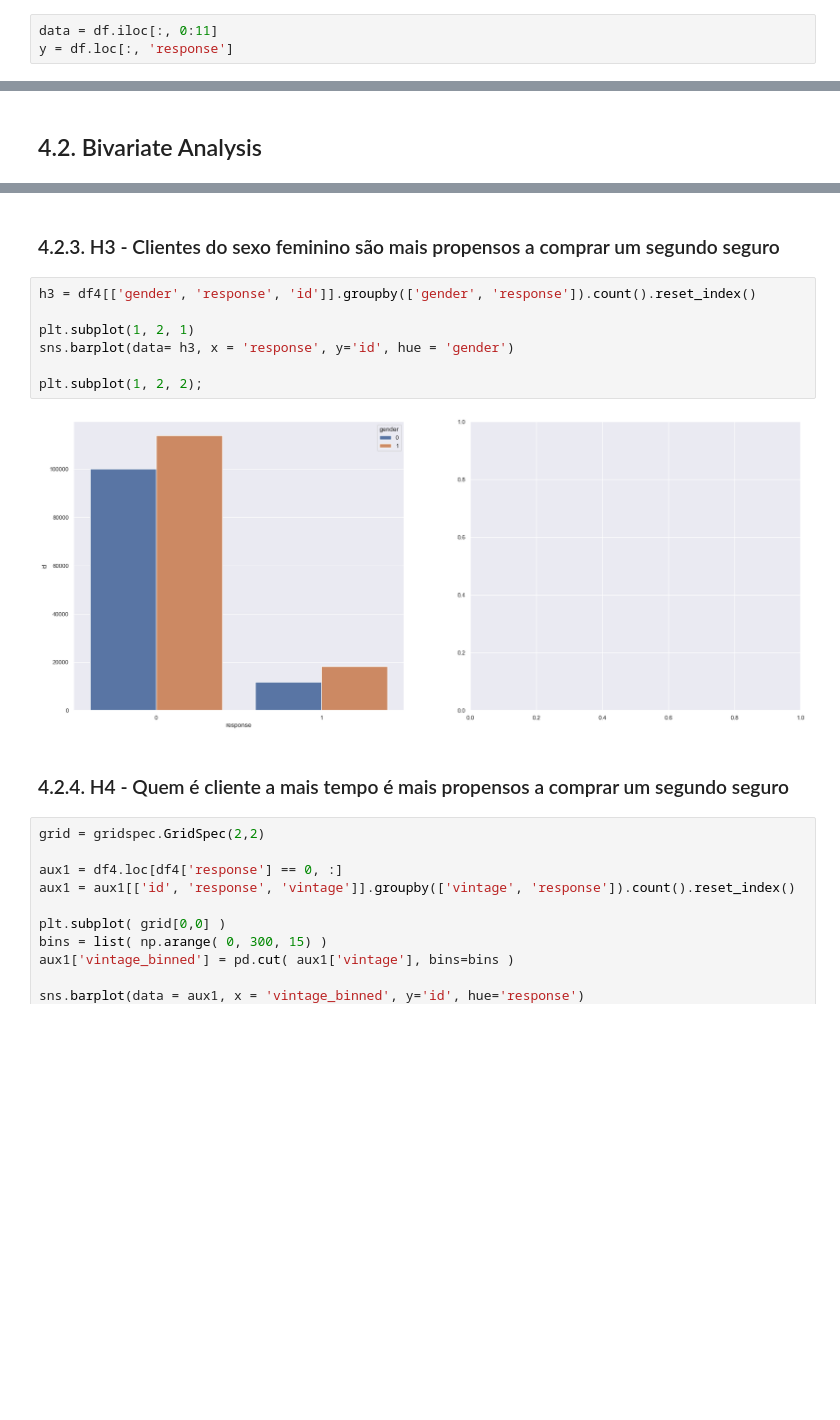
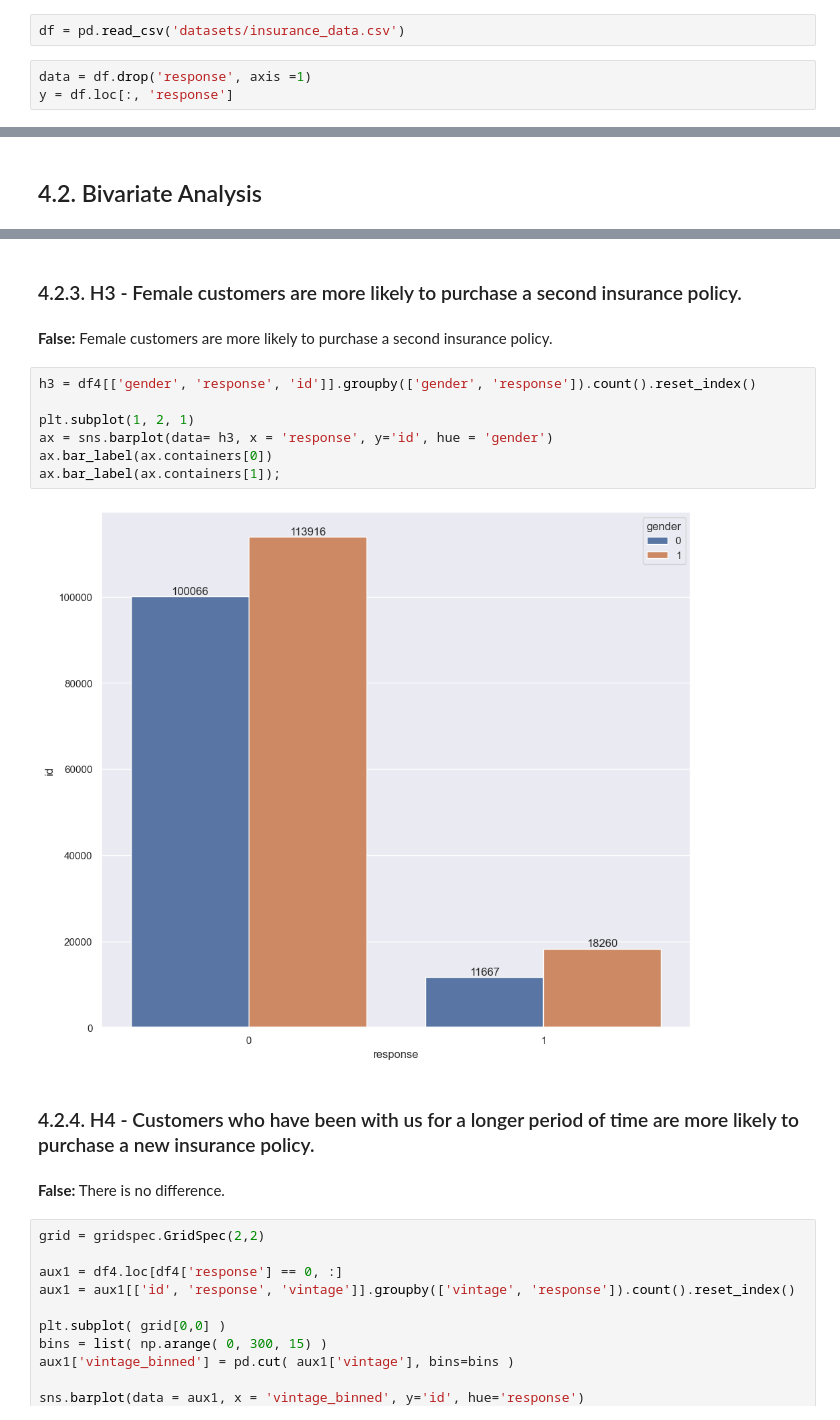
Before and after one commit to victormachad0/health_insurance_cross_sell, a Jupyter notebook: health_insurance_project.ipynb, the cells around one changed output, grey strips where cells are left out. Saved outputs shown, nothing was run; the diff lists cells and outputs as text; blank space fills up the shorter version.

```diff
--- a/health_insurance_project.ipynb
+++ b/health_insurance_project.ipynb
@@ -191,5 +228,7 @@ df = pd.read_sql(query_schema, conn1)
+# %%
+df = pd.read_csv('datasets/insurance_data.csv')
 # %%
-data = df.iloc[:, 0:11]
+data = df.drop('response', axis =1)
 y = df.loc[:, 'response']
 # %%
 x_train, x_validation, y_train, y_validation = ms.train_test_split(data, y, test_size=0.2, random_state = 42)
@@ -644,17 +694,21 @@ sns.heatmap(df4[['age', 'response']].corr(method='pearson'), annot=True)
 [figure]
-# %% [markdown]
-### 4.2.3. H3 -  Clientes do sexo feminino são mais propensos a comprar um segundo seguro
+# %% [markdown]
+### 4.2.3. H3 - Female customers are more likely to purchase a second insurance policy.
+# %% [markdown]
+**False:** Female customers are more likely to purchase a second insurance policy.
 # %%
 h3 = df4[['gender', 'response', 'id']].groupby(['gender', 'response']).count().reset_index()
 
 plt.subplot(1, 2, 1)
-sns.barplot(data= h3, x = 'response', y='id', hue = 'gender')
-
-plt.subplot(1, 2, 2);
+ax = sns.barplot(data= h3, x = 'response', y='id', hue = 'gender')
+ax.bar_label(ax.containers[0])
+ax.bar_label(ax.containers[1]);
 # %% [output]
-[figure, old version]
+[figure, new version]
-# %% [markdown]
-### 4.2.4. H4 - Quem é cliente a mais tempo é mais propensos a comprar um segundo seguro
+# %% [markdown]
+### 4.2.4. H4 - Customers who have been with us for a longer period of time are more likely to purchase a new insurance policy.
+# %% [markdown]
+**False:** There is no difference.
 # %%
 grid = gridspec.GridSpec(2,2)
 
```
Also changed, not shown: parts of 72 cells of this notebook, 2 other files.
